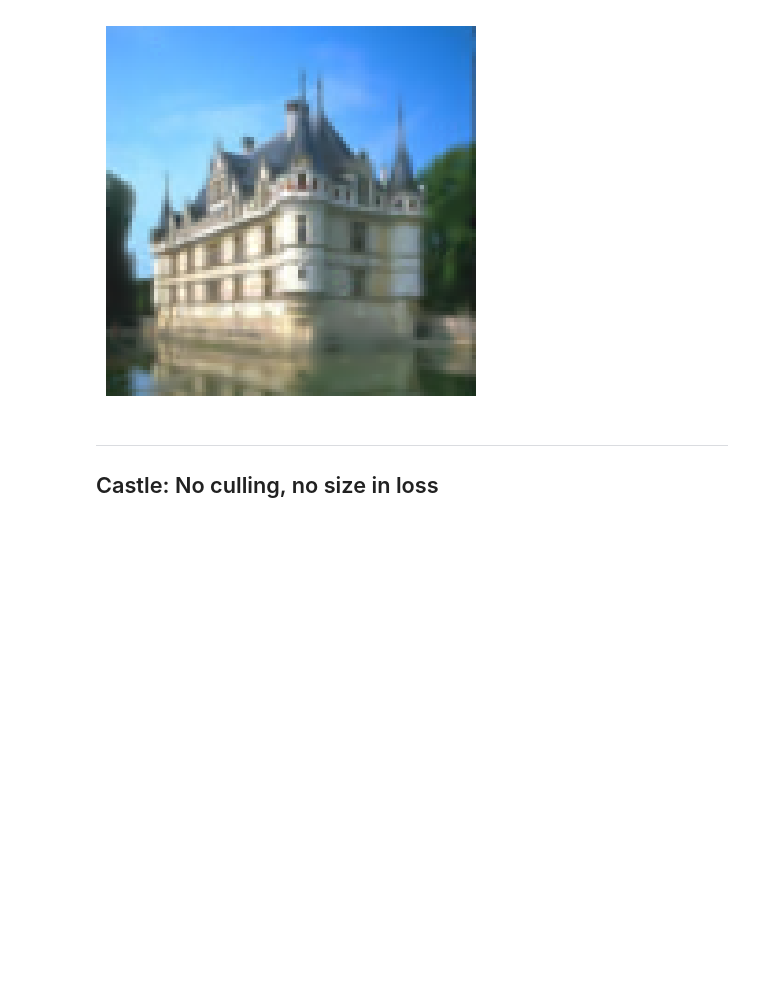
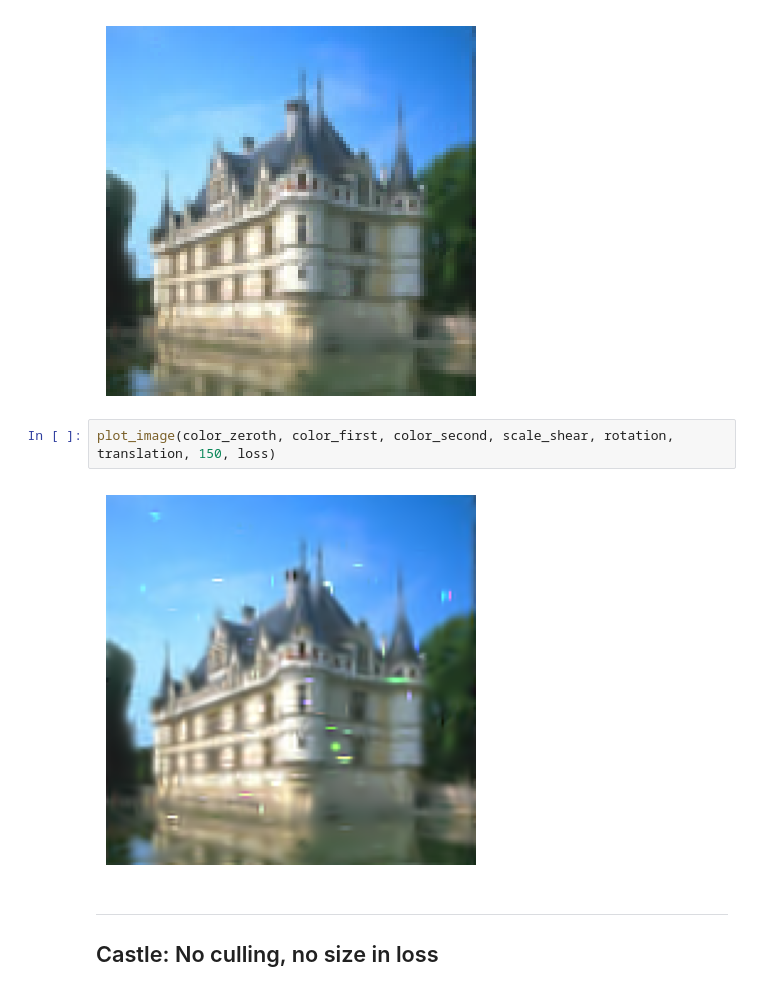
Before and after one commit to SuperVK/sparse-image-repr-bep, a Jupyter notebook: project.ipynb, the cells around one changed output. Saved outputs shown, nothing was run; the diff lists cells and outputs as text; blank space fills up the shorter version.

```diff
--- a/project.ipynb
+++ b/project.ipynb
@@ -553,6 +556,10 @@ Final loss: 0.0319
 plot_image(color_zeroth, color_first, color_second, scale_shear, rotation, translation, 100, loss)
 # %% [output]
 [figure]
+# %%
+plot_image(color_zeroth, color_first, color_second, scale_shear, rotation, translation, 150, loss)
+# %% [output]
+[figure, added]
 # %% [markdown]
 ---
 ## Castle: No culling, no size in loss
```
Also changed, not shown: parts of 2 cells of this notebook, 6 other files.
